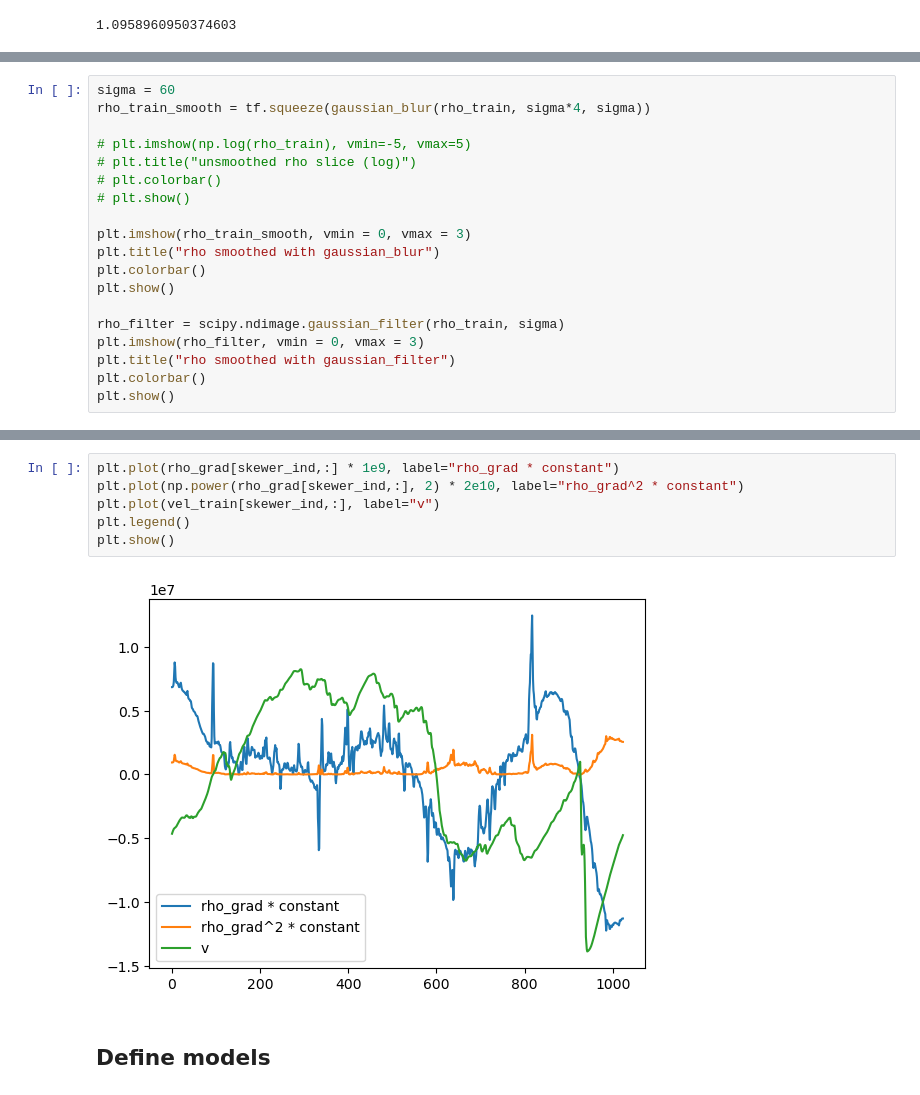
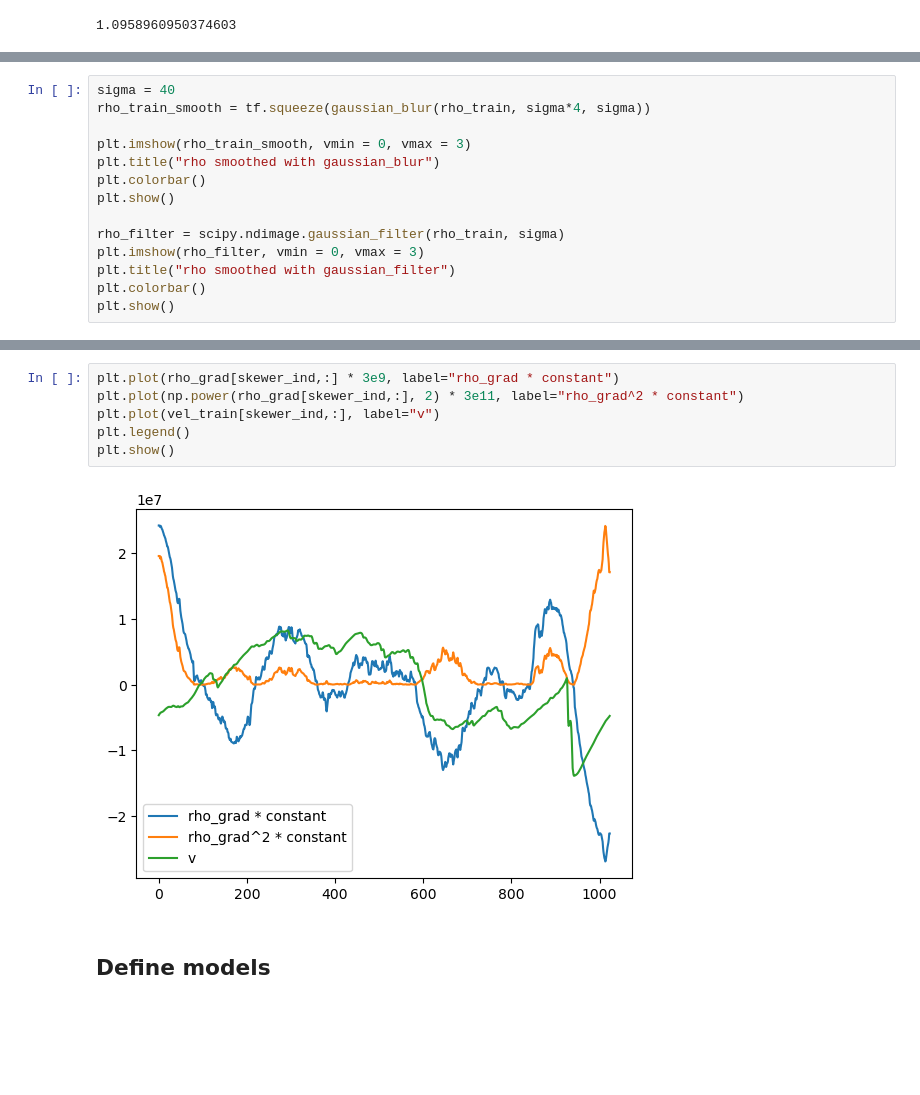
Before and after one commit to Jupiter1994/lya-tf, a Jupyter notebook: lya_fields/DM_to_bary_fitting.ipynb, the cells around one changed output, grey strips where cells are left out. Saved outputs shown, nothing was run; the diff lists cells and outputs as text; blank space fills up the shorter version.

```diff
--- a/lya_fields/DM_to_bary_fitting.ipynb
+++ b/lya_fields/DM_to_bary_fitting.ipynb
@@ -123,11 +132,6 @@ print(np.percentile(rho_train, 90))
 # %%
-sigma = 60
+sigma = 40
 rho_train_smooth = tf.squeeze(gaussian_blur(rho_train, sigma*4, sigma))
-
-# plt.imshow(np.log(rho_train), vmin=-5, vmax=5)
-# plt.title("unsmoothed rho slice (log)")
-# plt.colorbar()
-# plt.show()
 
 plt.imshow(rho_train_smooth, vmin = 0, vmax = 3)
 plt.title("rho smoothed with gaussian_blur")
@@ -173,11 +177,11 @@ plt.show()
 # %%
-plt.plot(rho_grad[skewer_ind,:] * 1e9, label="rho_grad * constant")
-plt.plot(np.power(rho_grad[skewer_ind,:], 2) * 2e10, label="rho_grad^2 * constant")
+plt.plot(rho_grad[skewer_ind,:] * 3e9, label="rho_grad * constant")
+plt.plot(np.power(rho_grad[skewer_ind,:], 2) * 3e11, label="rho_grad^2 * constant")
 plt.plot(vel_train[skewer_ind,:], label="v")
 plt.legend()
 plt.show()
 # %% [output]
-[figure, old version]
+[figure, new version]
 # %% [markdown]
 ## Define models
 # %%
```
Also changed, not shown: parts of 9 cells of this notebook.
